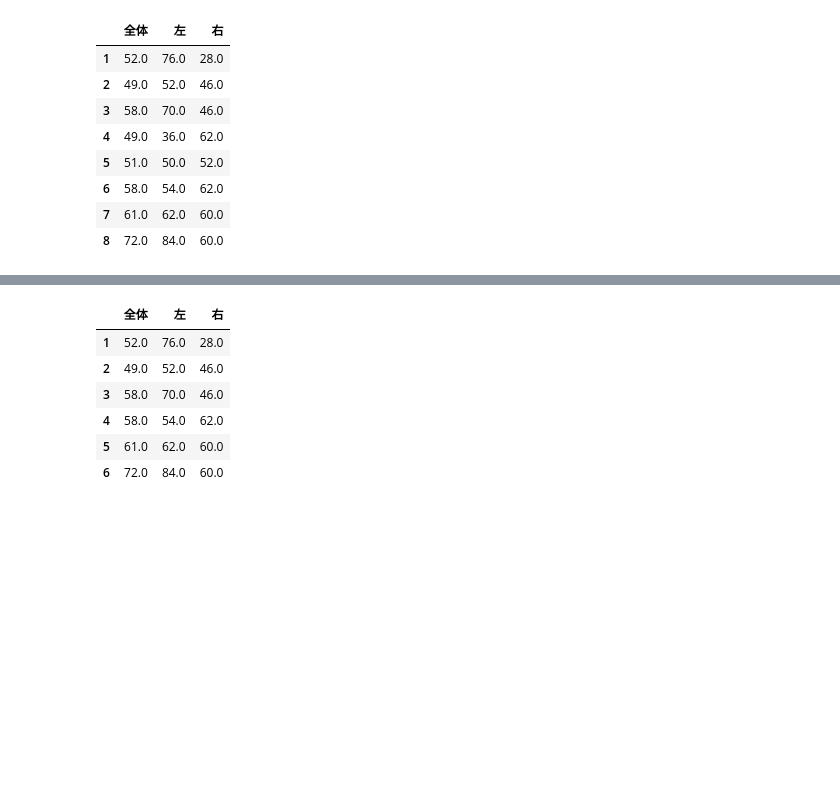
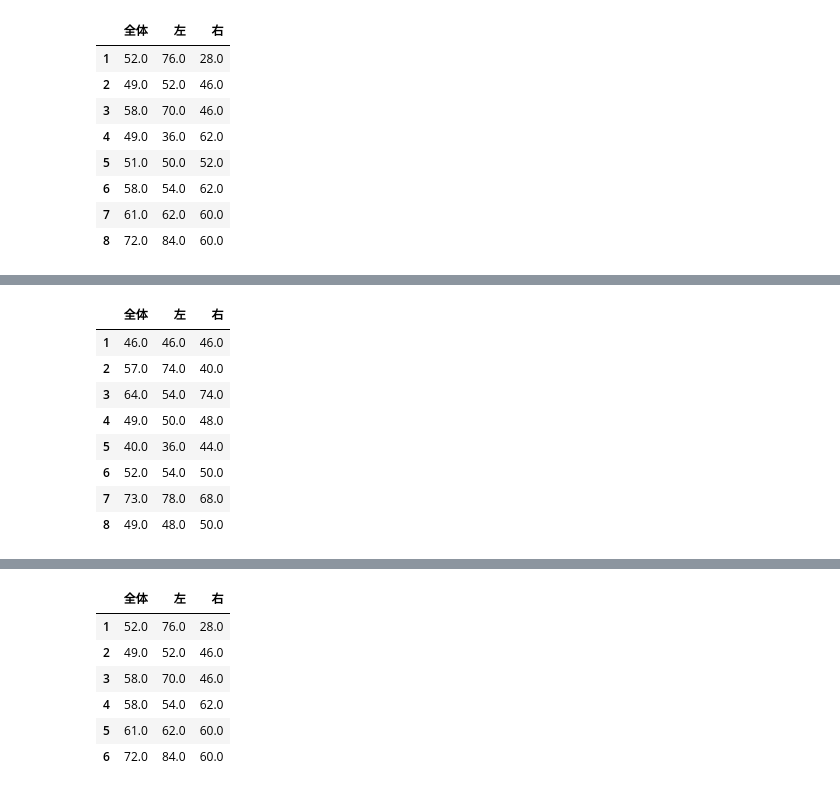
Before and after one commit to kotatakehara/BCI, a Jupyter notebook: SVM_funcrion.ipynb, the cells around one changed output, grey strips where cells are left out. Cells and saved outputs as stored; diff of their text form; code cells hidden in the pictures; blank space fills up the shorter version.

```diff
--- a/SVM_funcrion.ipynb
+++ b/SVM_funcrion.ipynb
@@ -91,0 +133,41 @@ df
+# %%
+#train=20,test=40で分類を行った結果
+probability = np.array([])
+temp,temp1,temp2 = SVM("feat_2a_250Hz_20_3/feat_left_A01T_20.txt","feat_2a_250Hz_20_3/feat_right_A01T_20.txt","feat_2a_250Hz_20_3/feat_test_left_A01E.txt","feat_2a_250Hz_20_3/feat_test_right_A01E.txt")
+temp_l = np.array([temp,temp1,temp2])
+probability = np.append(probability,temp_l,axis=0)
+temp,temp1,temp2 = SVM("feat_2a_250Hz_20_3/feat_left_A02T_20.txt","feat_2a_250Hz_20_3/feat_right_A02T_20.txt","feat_2a_250Hz_20_3/feat_test_left_A02E.txt","feat_2a_250Hz_20_3/feat_test_right_A02E.txt")
+temp_l = np.array([temp,temp1,temp2])
+probability = np.append(probability,temp_l,axis=0)
+temp,temp1,temp2 = SVM("feat_2a_250Hz_20_3/feat_left_A03T_20.txt","feat_2a_250Hz_20_3/feat_right_A03T_20.txt","feat_2a_250Hz_20_3/feat_test_left_A03E.txt","feat_2a_250Hz_20_3/feat_test_right_A03E.txt")
+temp_l = np.array([temp,temp1,temp2])
+probability = np.append(probability,temp_l,axis=0)
+temp,temp1,temp2 = SVM("feat_2a_250Hz_20_3/feat_left_A05T_20.txt","feat_2a_250Hz_20_3/feat_right_A05T_20.txt","feat_2a_250Hz_20_3/feat_test_left_A05E.txt","feat_2a_250Hz_20_3/feat_test_right_A05E.txt")
+temp_l = np.array([temp,temp1,temp2])
+probability = np.append(probability,temp_l,axis=0)
+temp,temp1,temp2 = SVM("feat_2a_250Hz_20_3/feat_left_A06T_20.txt","feat_2a_250Hz_20_3/feat_right_A06T_20.txt","feat_2a_250Hz_20_3/feat_test_left_A06E.txt","feat_2a_250Hz_20_3/feat_test_right_A06E.txt")
+temp_l = np.array([temp,temp1,temp2])
+probability = np.append(probability,temp_l,axis=0)
+temp,temp1,temp2 = SVM("feat_2a_250Hz_20_3/feat_left_A07T_20.txt","feat_2a_250Hz_20_3/feat_right_A07T_20.txt","feat_2a_250Hz_20_3/feat_test_left_A07E.txt","feat_2a_250Hz_20_3/feat_test_right_A07E.txt")
+temp_l = np.array([temp,temp1,temp2])
+probability = np.append(probability,temp_l,axis=0)
+temp,temp1,temp2 = SVM("feat_2a_250Hz_20_3/feat_left_A08T_20.txt","feat_2a_250Hz_20_3/feat_right_A08T_20.txt","feat_2a_250Hz_20_3/feat_test_left_A08E.txt","feat_2a_250Hz_20_3/feat_test_right_A08E.txt")
+temp_l = np.array([temp,temp1,temp2])
+probability = np.append(probability,temp_l,axis=0)
+temp,temp1,temp2 = SVM("feat_2a_250Hz_20_3/feat_left_A09T_20.txt","feat_2a_250Hz_20_3/feat_right_A09T_20.txt","feat_2a_250Hz_20_3/feat_test_left_A09E.txt","feat_2a_250Hz_20_3/feat_test_right_A09E.txt")
+temp_l = np.array([temp,temp1,temp2])
+probability = np.append(probability,temp_l,axis=0)
+probability_3 = probability.reshape([8, 3])
+df = pd.DataFrame(probability_3,columns=feature1,index=name)
+#df.to_csv("pandas_test.csv")
+df
+# %% [output]
+|  | 全体 | 左 | 右 |
+| 1 | 46.0 | 46.0 | 46.0 |
+| 2 | 57.0 | 74.0 | 40.0 |
+| 3 | 64.0 | 54.0 | 74.0 |
+| 4 | 49.0 | 50.0 | 48.0 |
+| 5 | 40.0 | 36.0 | 44.0 |
+| 6 | 52.0 | 54.0 | 50.0 |
+| 7 | 73.0 | 78.0 | 68.0 |
+| 8 | 49.0 | 48.0 | 50.0 |
```
Also changed, not shown: parts of 20 cells of this notebook.
